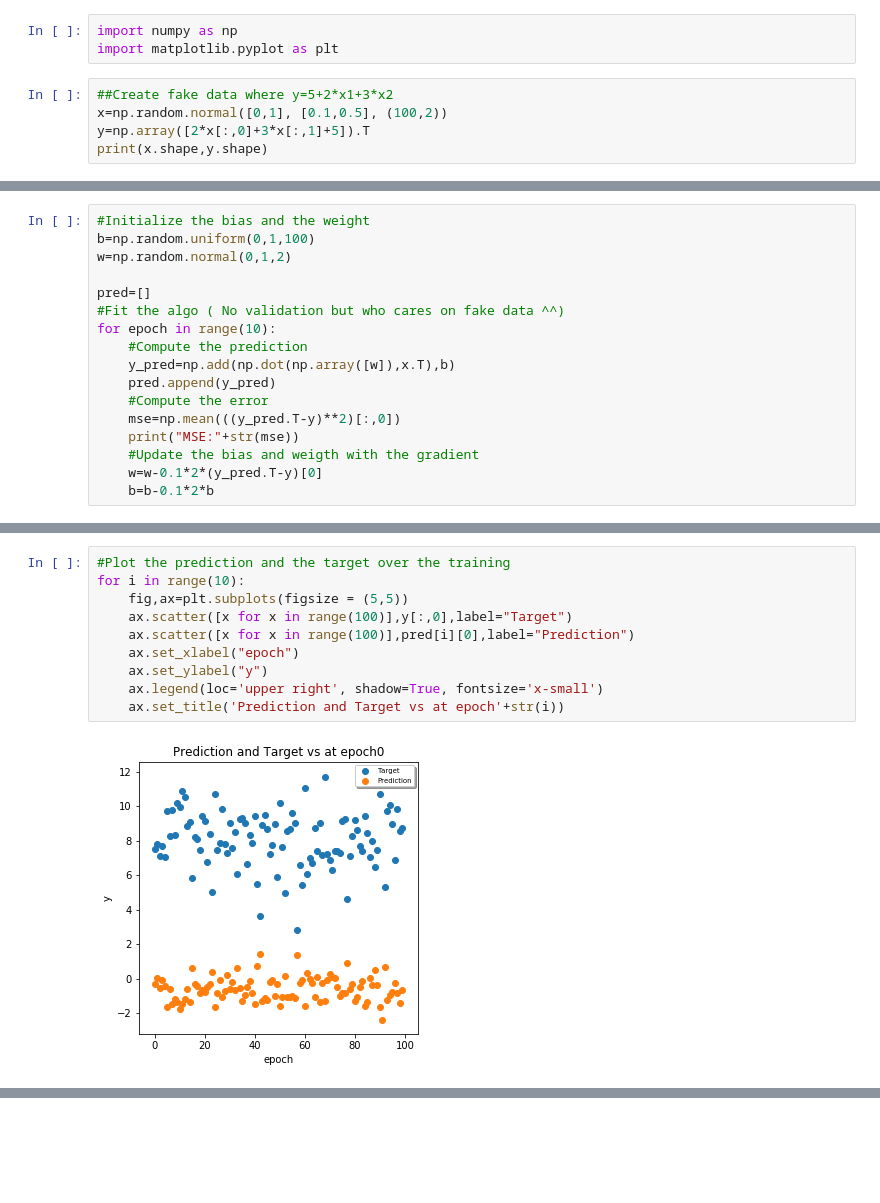
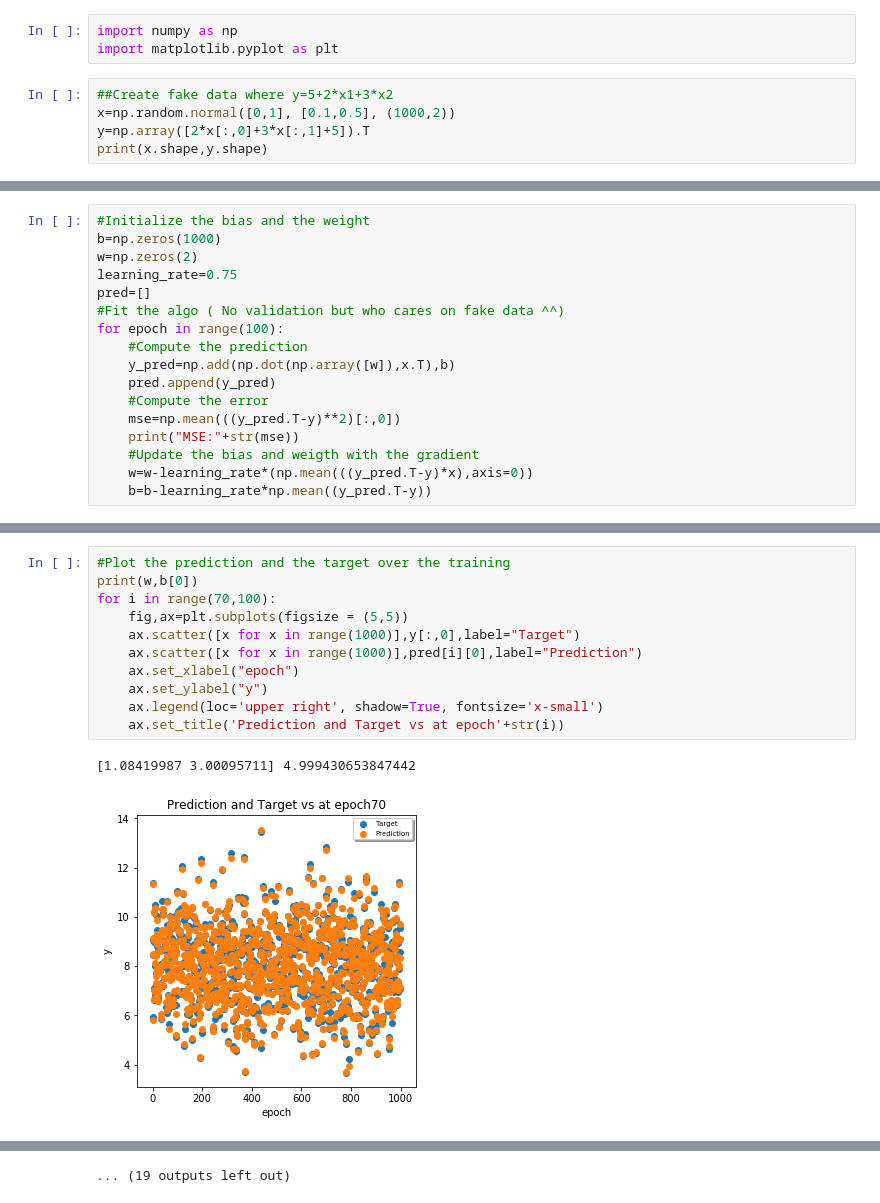
Before and after one commit to adbadre/Machine_Learning_Basis, a Jupyter notebook: Linear Regression.ipynb, the cells around one changed output, grey strips where cells are left out. Drawn from its saved outputs; the diff is of its cells as text; blank space fills up the shorter version.

```diff
--- a/Linear Regression.ipynb
+++ b/Linear Regression.ipynb
@@ -5,7 +5,7 @@ import numpy as np
 import matplotlib.pyplot as plt
 # %%
 ##Create fake data where y=5+2*x1+3*x2
-x=np.random.normal([0,1], [0.1,0.5], (100,2))
+x=np.random.normal([0,1], [0.1,0.5], (1000,2))
 y=np.array([2*x[:,0]+3*x[:,1]+5]).T
 print(x.shape,y.shape)
 # %% [output]
@@ -23,11 +23,11 @@ for col in x.T:
 # %%
 #Initialize the bias and the weight
-b=np.random.uniform(0,1,100)
-w=np.random.normal(0,1,2)
-
+b=np.zeros(1000)
+w=np.zeros(2)
+learning_rate=0.75
 pred=[]
 #Fit the algo ( No validation but who cares on fake data ^^)
-for epoch in range(10):
+for epoch in range(100):
     #Compute the prediction
     y_pred=np.add(np.dot(np.array([w]),x.T),b)
     pred.append(y_pred)
@@ -35,6 +35,6 @@ for epoch in range(10):
     mse=np.mean(((y_pred.T-y)**2)[:,0])
     print("MSE:"+str(mse))
     #Update the bias and weigth with the gradient
-    w=w-0.1*2*(y_pred.T-y)[0]
-    b=b-0.1*2*b
+    w=w-learning_rate*(np.mean(((y_pred.T-y)*x),axis=0))
+    b=b-learning_rate*np.mean((y_pred.T-y))
 # %% [output]
@@ -51,12 +58,14 @@ MSE:5.984361044939784
 # %%
 #Plot the prediction and the target over the training
-for i in range(10):
+print(w,b[0])
+for i in range(70,100):
     fig,ax=plt.subplots(figsize = (5,5))
-    ax.scatter([x for x in range(100)],y[:,0],label="Target")
-    ax.scatter([x for x in range(100)],pred[i][0],label="Prediction")
+    ax.scatter([x for x in range(1000)],y[:,0],label="Target")
+    ax.scatter([x for x in range(1000)],pred[i][0],label="Prediction")
     ax.set_xlabel("epoch")
     ax.set_ylabel("y")
     ax.legend(loc='upper right', shadow=True, fontsize='x-small')
     ax.set_title('Prediction and Target vs at epoch'+str(i))
 # %% [output]
+[1.08419987 3.00095711] 4.999430653847442
-[figure, old version]
+[figure, new version]
@@ -71,0 +82 @@ for i in range(10):
+... (19 outputs left out)
```
Also changed, not shown: parts of 8 cells of this notebook, 2 other files.
